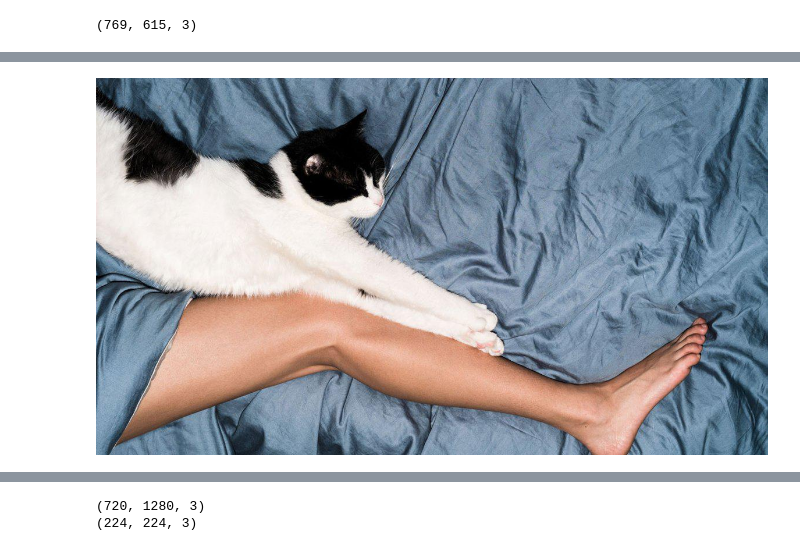
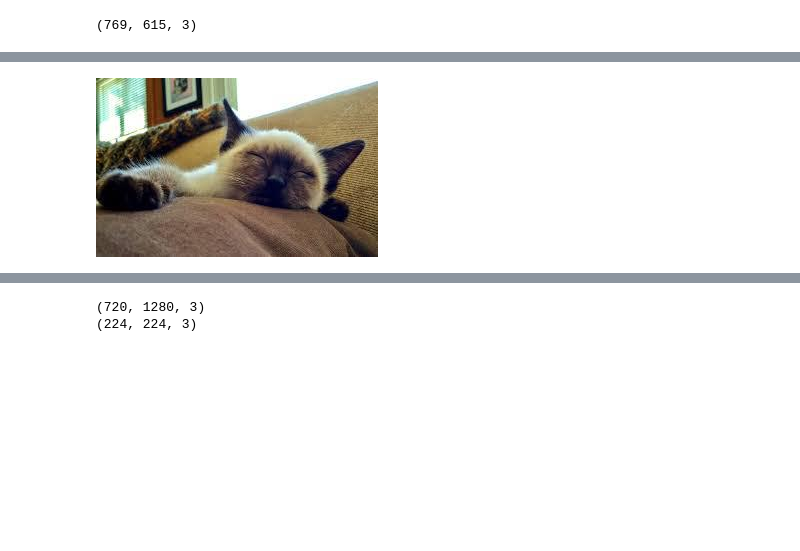
Before and after one commit to upflairs-pvt-ltd/JECRC-20april2024, a Jupyter notebook: CNN/cnn.ipynb, the cells around one changed output, grey strips where cells are left out. Cells and saved outputs as stored; diff of their text form; code cells hidden in the pictures; blank space fills up the shorter version.

```diff
--- a/CNN/cnn.ipynb
+++ b/CNN/cnn.ipynb
@@ -74,8 +60,8 @@ Image.open(path_dict['dogs'][35])
 # %%
 
-Image.open(path_dict['cats'][22])
+Image.open(path_dict['cats'][23])
 # %% [output]
-[figure, old version]
+[figure, new version]
 # %%
 path_dict['dogs'][25]
 
```
Also changed, not shown: parts of 24 cells of this notebook.
